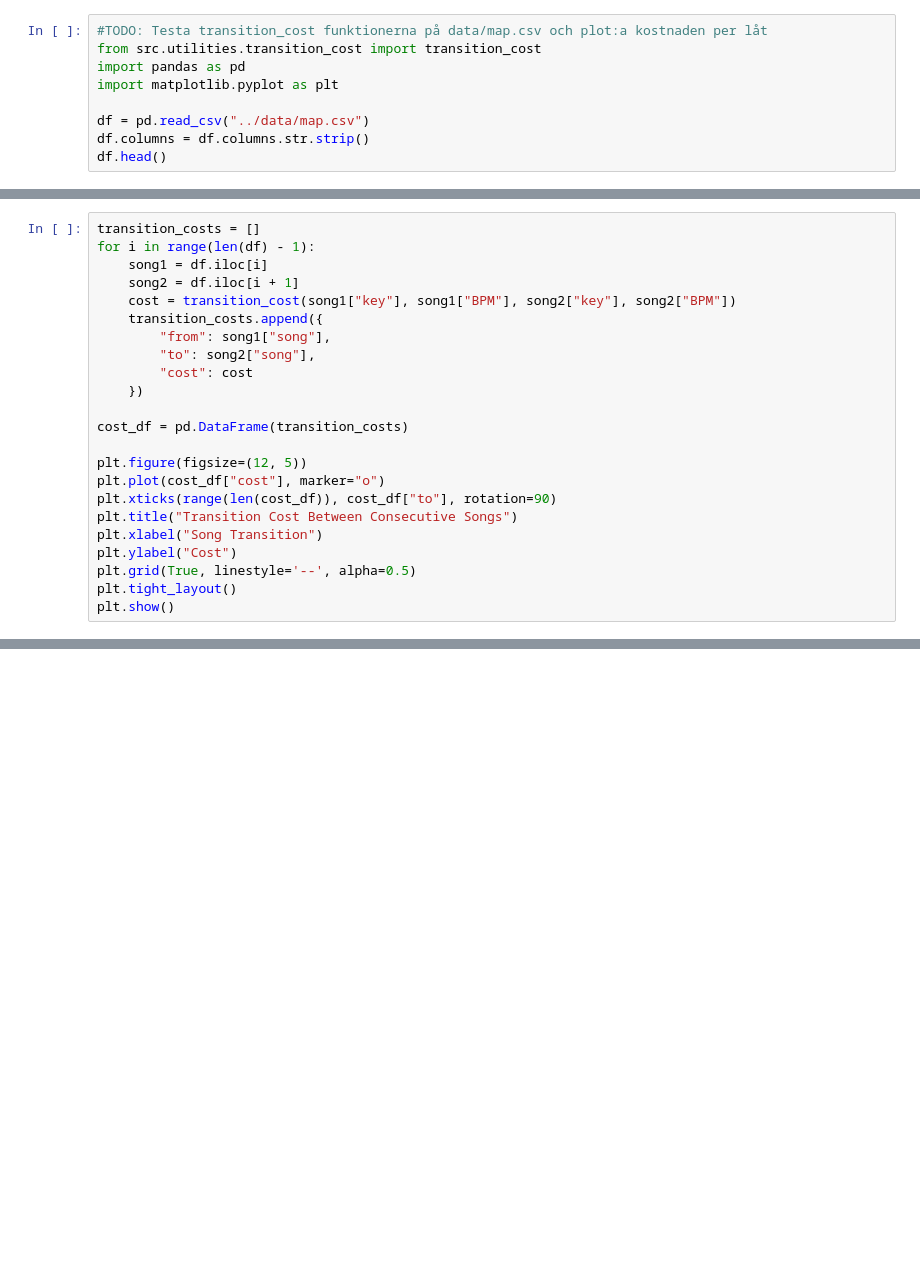
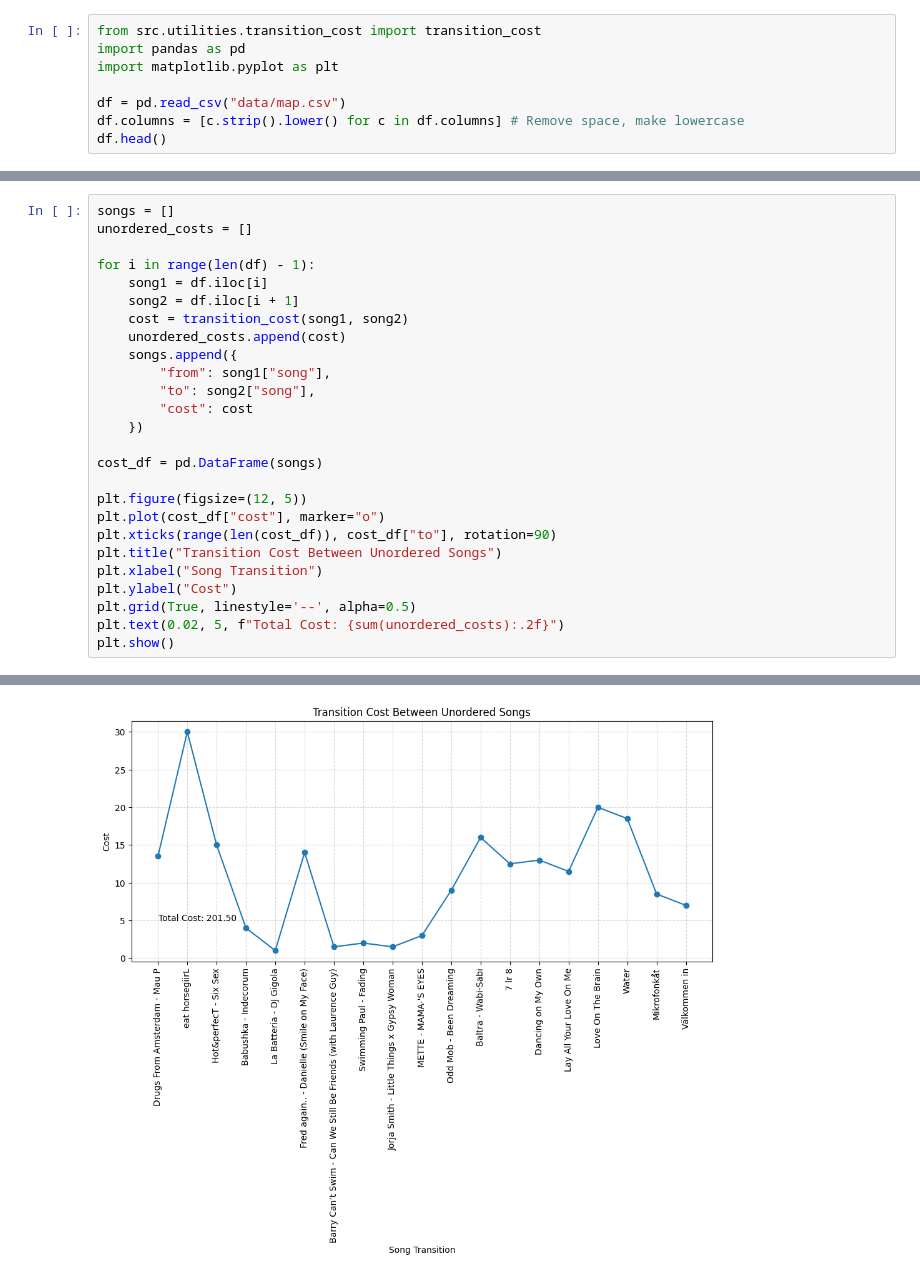
Before and after one commit to JarlSteph/Music_project, a Jupyter notebook: notebooks/cost_calculation.ipynb, the cells around one changed output, grey strips where cells are left out. Drawn from its saved outputs; the diff is of its cells as text; blank space fills up the shorter version.

```diff
--- a/notebooks/cost_calculation.ipynb
+++ b/notebooks/cost_calculation.ipynb
@@ -1,10 +6,9 @@
 # %%
-#TODO: Testa transition_cost funktionerna på data/map.csv och plot:a kostnaden per låt
 from src.utilities.transition_cost import transition_cost
 import pandas as pd
 import matplotlib.pyplot as plt
 
-df = pd.read_csv("../data/map.csv")
-df.columns = df.columns.str.strip()
+df = pd.read_csv("data/map.csv")
+df.columns = [c.strip().lower() for c in df.columns] # Remove space, make lowercase
 df.head()
 # %% [output]
@@ -12,24 +23,27 @@ ModuleNotFoundError: No module named 'src'
 # %%
-transition_costs = []
+songs = []
+unordered_costs = []
+
 for i in range(len(df) - 1):
     song1 = df.iloc[i]
     song2 = df.iloc[i + 1]
-    cost = transition_cost(song1["key"], song1["BPM"], song2["key"], song2["BPM"])
-    transition_costs.append({
+    cost = transition_cost(song1, song2)
+    unordered_costs.append(cost)
+    songs.append({
         "from": song1["song"],
         "to": song2["song"],
         "cost": cost
     })
 
-cost_df = pd.DataFrame(transition_costs)
+cost_df = pd.DataFrame(songs)
 
 plt.figure(figsize=(12, 5))
 plt.plot(cost_df["cost"], marker="o")
 plt.xticks(range(len(cost_df)), cost_df["to"], rotation=90)
-plt.title("Transition Cost Between Consecutive Songs")
+plt.title("Transition Cost Between Unordered Songs")
 plt.xlabel("Song Transition")
 plt.ylabel("Cost")
 plt.grid(True, linestyle='--', alpha=0.5)
-plt.tight_layout()
+plt.text(0.02, 5, f"Total Cost: {sum(unordered_costs):.2f}")
 plt.show()
 # %% [output]
@@ -36,0 +50 @@ NameError: name 'df' is not defined
+[figure, added]
```
Also changed, not shown: parts of 10 cells of this notebook, 6 other files.
